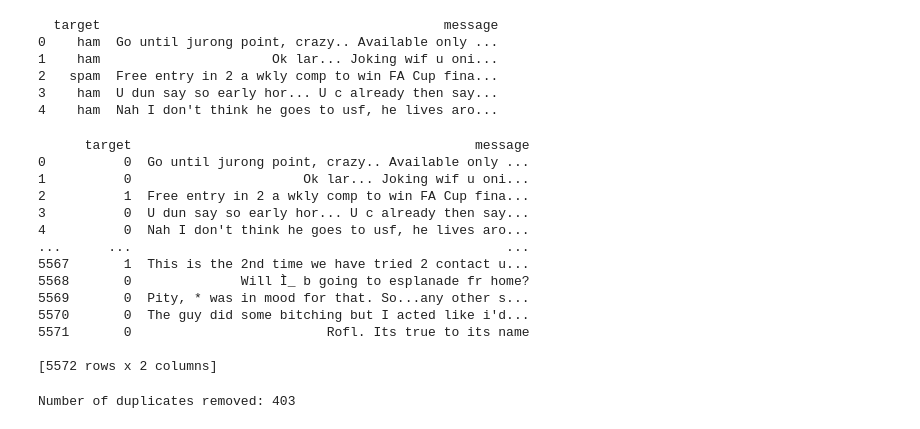
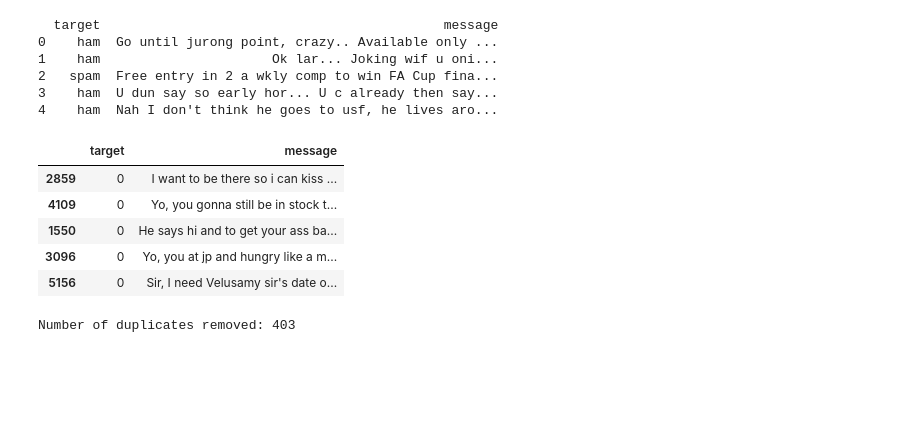
Before and after one commit to leanderzoro/Bharat-Intern, a Jupyter notebook: SMS_classifier/SMS_Classifier.ipynb, the cells around one changed output. Drawn from its saved outputs; the diff is of its cells as text; code cells hidden in the pictures; blank space fills up the shorter version.

```diff
--- a/SMS_classifier/SMS_Classifier.ipynb
+++ b/SMS_classifier/SMS_Classifier.ipynb
@@ -60,28 +64,20 @@ print(df.head())
 # %%
 from sklearn.preprocessing import LabelEncoder
 
 label_encoder = LabelEncoder()
 
 # Fit and transform the 'v1' column
 df['target'] = label_encoder.fit_transform(df['target'])
 
 # Print the encoded DataFrame
-print(df)
+df.sample(5)
 # %% [output]
-      target                                            message
-0          0  Go until jurong point, crazy.. Available only ...
-1          0                      Ok lar... Joking wif u oni...
-2          1  Free entry in 2 a wkly comp to win FA Cup fina...
-3          0  U dun say so early hor... U c already then say...
-4          0  Nah I don't think he goes to usf, he lives aro...
-...      ...                                                ...
-5567       1  This is the 2nd time we have tried 2 contact u...
-5568       0              Will Ì_ b going to esplanade fr home?
-5569       0  Pity, * was in mood for that. So...any other s...
-5570       0  The guy did some bitching but I acted like i'd...
-5571       0                         Rofl. Its true to its name
-
-[5572 rows x 2 columns]
+|  | target | message |
+| 2859 | 0 | I want to be there so i can kiss ... |
+| 4109 | 0 | Yo, you gonna still be in stock t... |
+| 1550 | 0 | He says hi and to get your ass ba... |
+| 3096 | 0 | Yo, you at jp and hungry like a m... |
+| 5156 | 0 | Sir, I need Velusamy sir's date o... |
 # %%
 # Count the number of duplicate rows
 num_duplicates = df.duplicated().sum()
```
Also changed, not shown: parts of 13 cells of this notebook.
